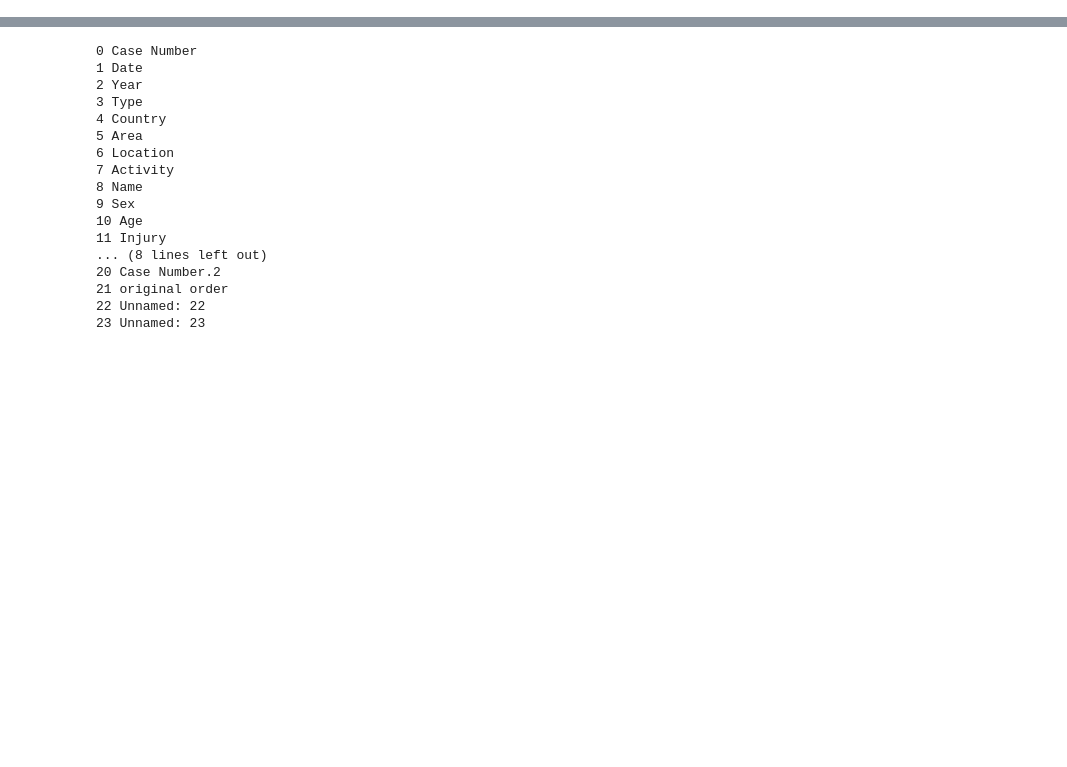
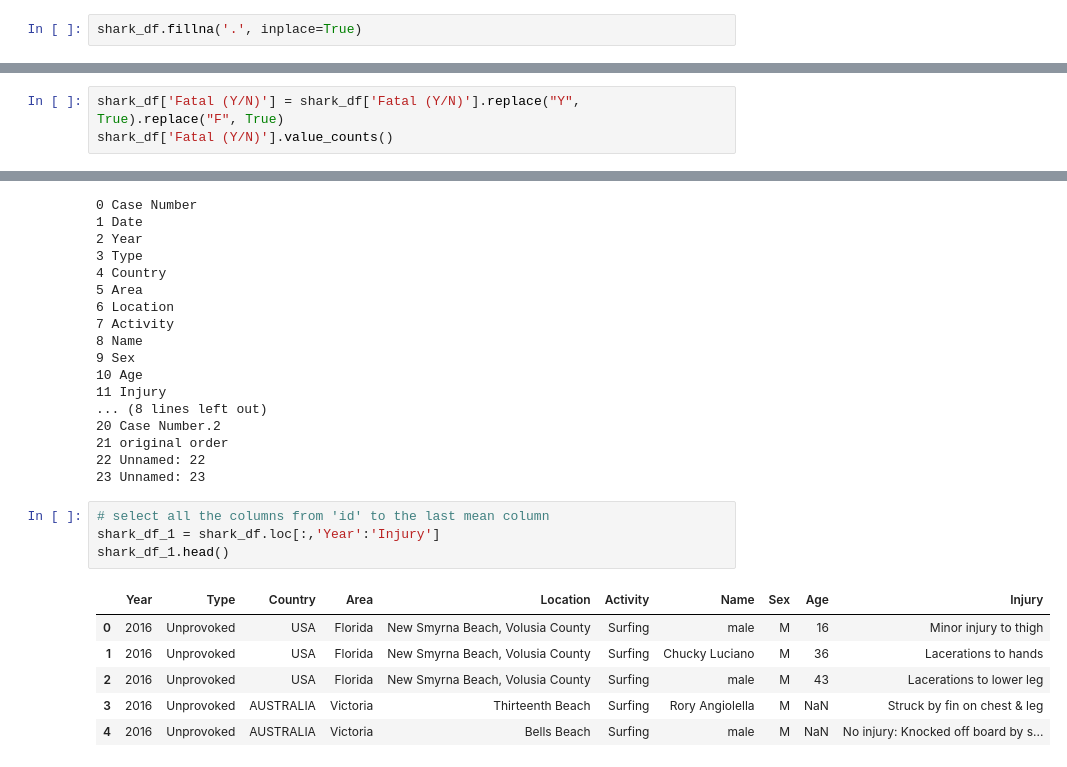
Before and after one commit to isaitu11/data-labs, a Jupyter notebook: module-1/pandas-project/your-code/src/Data Cleaning & Manipulation.ipynb, the cells around one changed output, grey strips where cells are left out. Cells and saved outputs as stored; diff of their text form; blank space fills up the shorter version.

```diff
--- a/module-1/pandas-project/your-code/src/Data Cleaning & Manipulation.ipynb
+++ b/module-1/pandas-project/your-code/src/Data Cleaning & Manipulation.ipynb
@@ -52,3 +65,5 @@ str
+# %%
+shark_df.fillna('.', inplace=True)
 # %%
 # this displays a concise summary of the dataframe,
 # including the number of non-null values in each column
@@ -94,0 +123,3 @@ dtype: int64
+# %%
+shark_df['Fatal (Y/N)'] = shark_df['Fatal (Y/N)'].replace("Y", True).replace("F", True)
+shark_df['Fatal (Y/N)'].value_counts()
@@ -134,3 +199,14 @@ for i, v in enumerate(shark_df.columns):
 21 original order
 22 Unnamed: 22
 23 Unnamed: 23
+# %%
+# select all the columns from 'id' to the last mean column
+shark_df_1 = shark_df.loc[:,'Year':'Injury']
+shark_df_1.head()
+# %% [output]
+|  | Year | Type | Country | Area | Location | Activity | Name | Sex | Age | Injury |
+| 0 | 2016 | Unprovoked | USA | Florida | New Smyrna Beach, Volusia County | Surfing | male | M | 16 | Minor injury to thigh |
+| 1 | 2016 | Unprovoked | USA | Florida | New Smyrna Beach, Volusia County | Surfing | Chucky Luciano | M | 36 | Lacerations to hands |
+| 2 | 2016 | Unprovoked | USA | Florida | New Smyrna Beach, Volusia County | Surfing | male | M | 43 | Lacerations to lower leg |
+| 3 | 2016 | Unprovoked | AUSTRALIA | Victoria | Thirteenth Beach | Surfing | Rory Angiolella | M | NaN | Struck by fin on chest & leg |
+| 4 | 2016 | Unprovoked | AUSTRALIA | Victoria | Bells Beach | Surfing | male | M | NaN | No injury: Knocked off board by s... |
```
Also changed, not shown: parts of 12 cells of this notebook, 1 other file.
